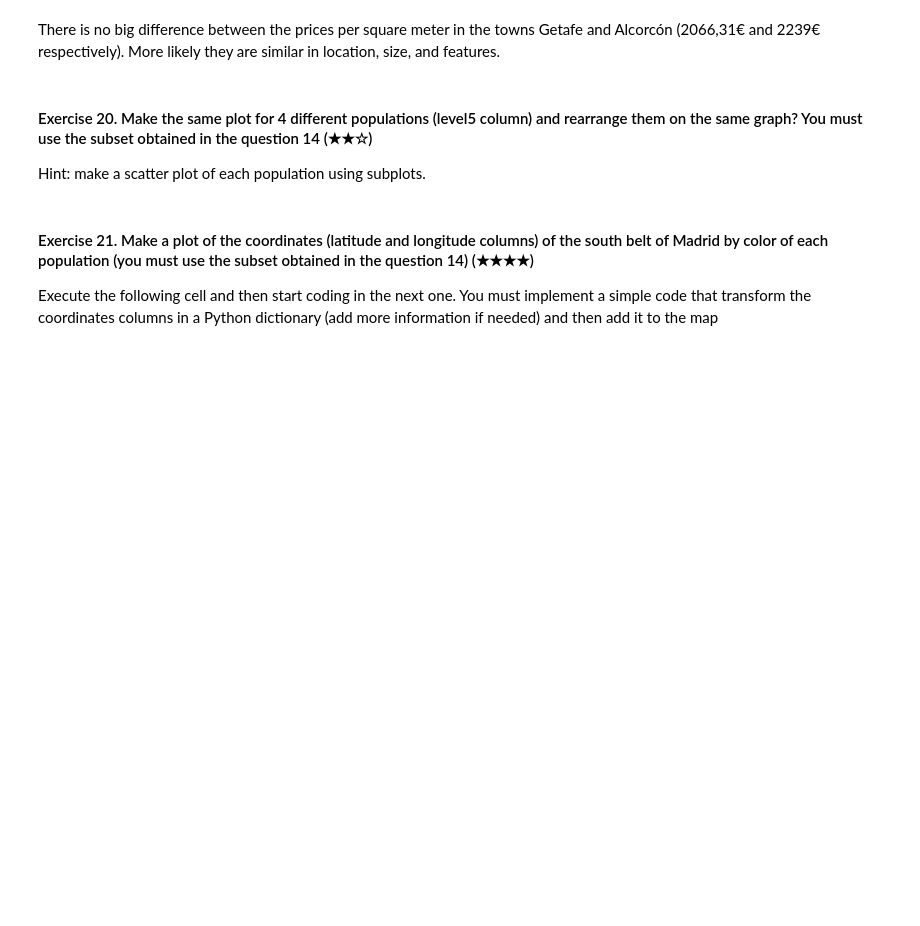
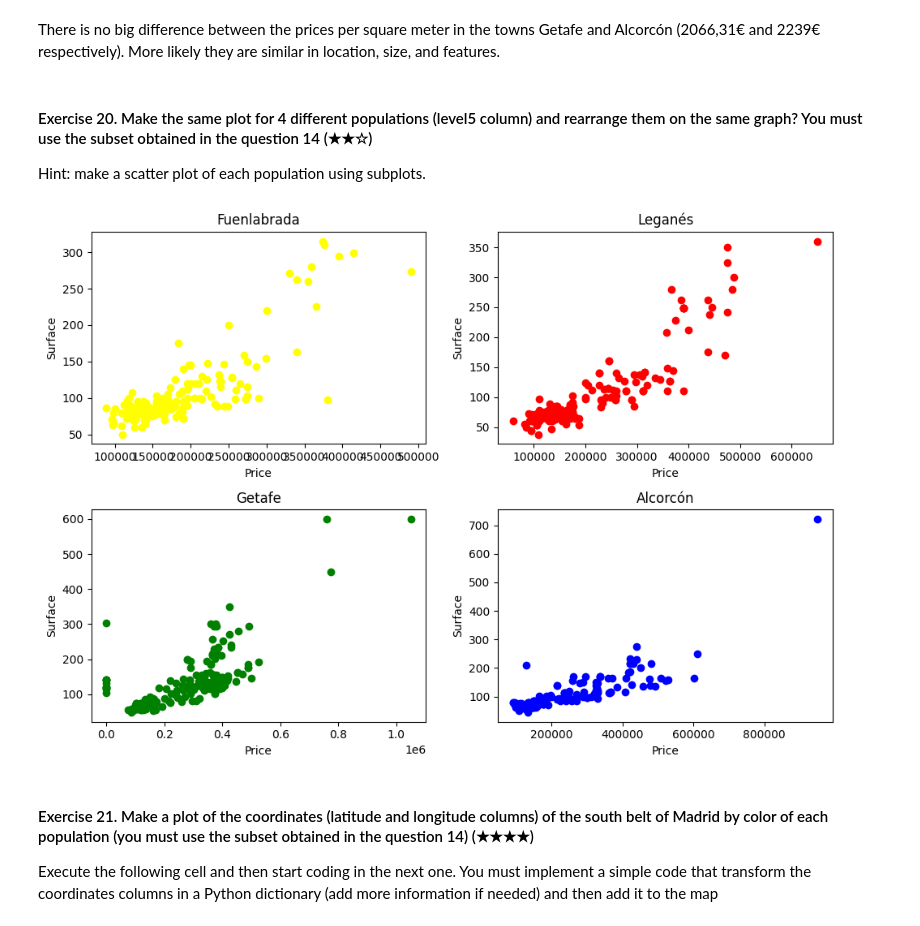
Before and after one commit to 4GeeksAcademy/Liutciia-realestate-datacleanup-exercise, a Jupyter notebook: project.ipynb, the cells around one changed output. Cells and saved outputs as stored; diff of their text form; code cells hidden in the pictures; blank space fills up the shorter version.

Commit message:
Real estate ex.20

```diff
--- a/project.ipynb
+++ b/project.ipynb
@@ -461,6 +461,53 @@ There is no big difference between the prices per square meter in the towns Geta
 # %% [markdown]
 #### Exercise 20. Make the same plot for 4 different populations (level5 column) and rearrange them on the same graph? You must use the subset obtained in the question 14 (★★☆)
 Hint: make a scatter plot of each population using subplots.
+# %%
+import pandas as pd
+import matplotlib.pyplot as plt
+import seaborn as sns
+
+data_frame = pd.read_csv('assets/real_estate.csv', sep=';')
+filtered_data_frame = data_frame[data_frame['level5'].isin(['Fuenlabrada','Leganés','Getafe','Alcorcón'])]
+
+fig, axis = plt.subplots(2, 2, figsize = (10, 7))
+
+# Create a multiple histogram
+
+# Scatter plot for Fuenlabrada
+fuenlabrada = filtered_data_frame[filtered_data_frame['level5'] == 'Fuenlabrada']
+axis[0, 0].scatter(fuenlabrada['price'], fuenlabrada['surface'], color = "yellow")
+axis[0, 0].set_title('Fuenlabrada')
+axis[0, 0].set_xlabel('Price')
+axis[0, 0].set_ylabel('Surface')
+
+# Scatter plot for Leganés
+leganes = filtered_data_frame[filtered_data_frame['level5'] == 'Leganés']
+axis[0, 1].scatter(leganes['price'], leganes['surface'], color='red')
+axis[0, 1].set_title('Leganés')
+axis[0, 1].set_xlabel('Price')
+axis[0, 1].set_ylabel('Surface')
+
+# Scatter plot for Getafe
+getafe = filtered_data_frame[filtered_data_frame['level5'] == 'Getafe']
+axis[1, 0].scatter(getafe['price'], getafe['surface'], color='green')
+axis[1, 0].set_title('Getafe')
+axis[1, 0].set_xlabel('Price')
+axis[1, 0].set_ylabel('Surface')
+
+# Scatter plot for Alcorcón
+alcorcon = filtered_data_frame[filtered_data_frame['level5'] == 'Alcorcón']
+axis[1, 1].scatter(alcorcon['price'], alcorcon['surface'], color='blue')
+axis[1, 1].set_title('Alcorcón')
+axis[1, 1].set_xlabel('Price')
+axis[1, 1].set_ylabel('Surface')
+
+# Adjust the layout
+plt.tight_layout()
+
+# Show the plot
+plt.show()
+# %% [output]
+[figure, added]
 # %% [markdown]
 #### Exercise 21. Make a plot of the coordinates (latitude and longitude columns) of the south belt of Madrid by color of each population (you must use the subset obtained in the question 14) (★★★★)
 
```
